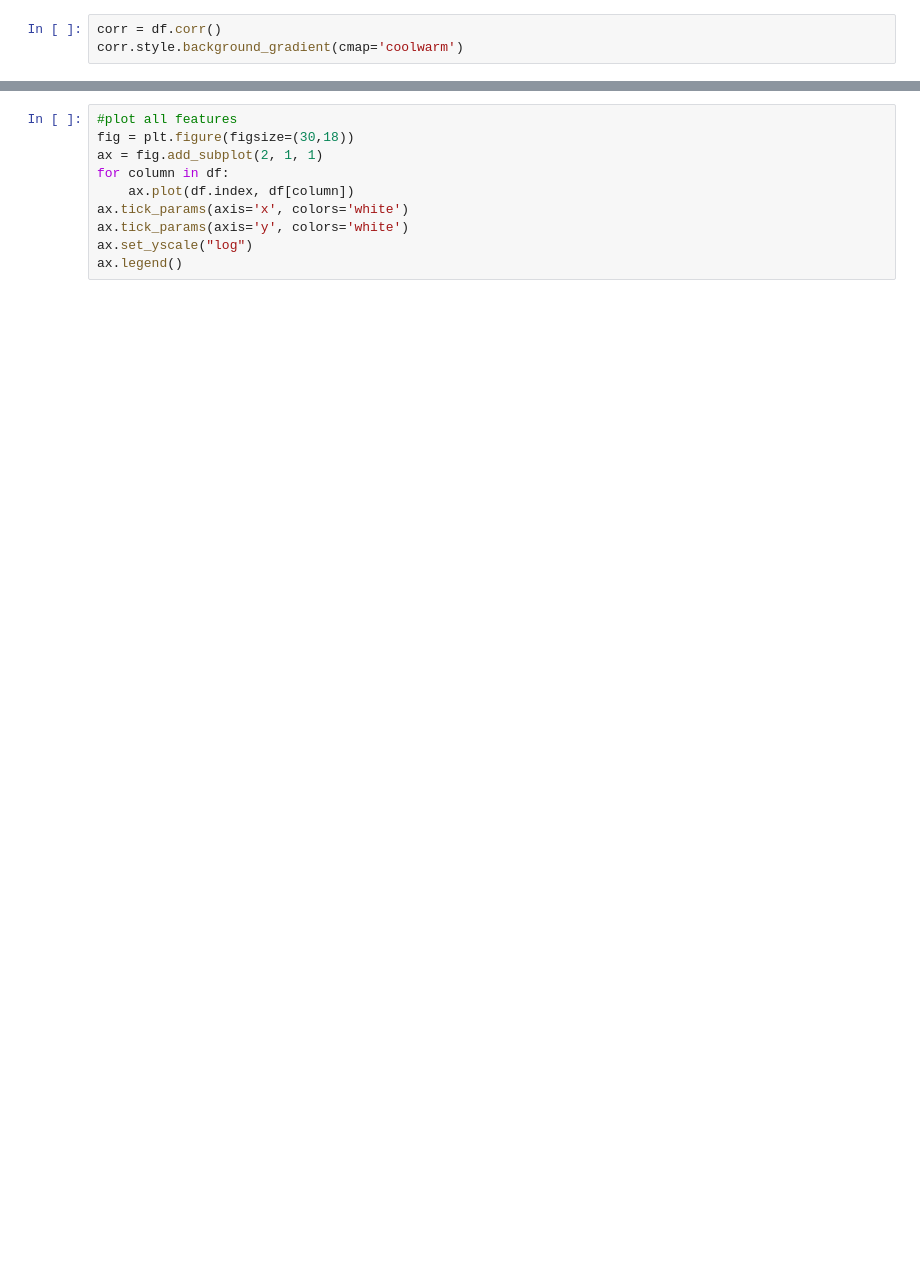
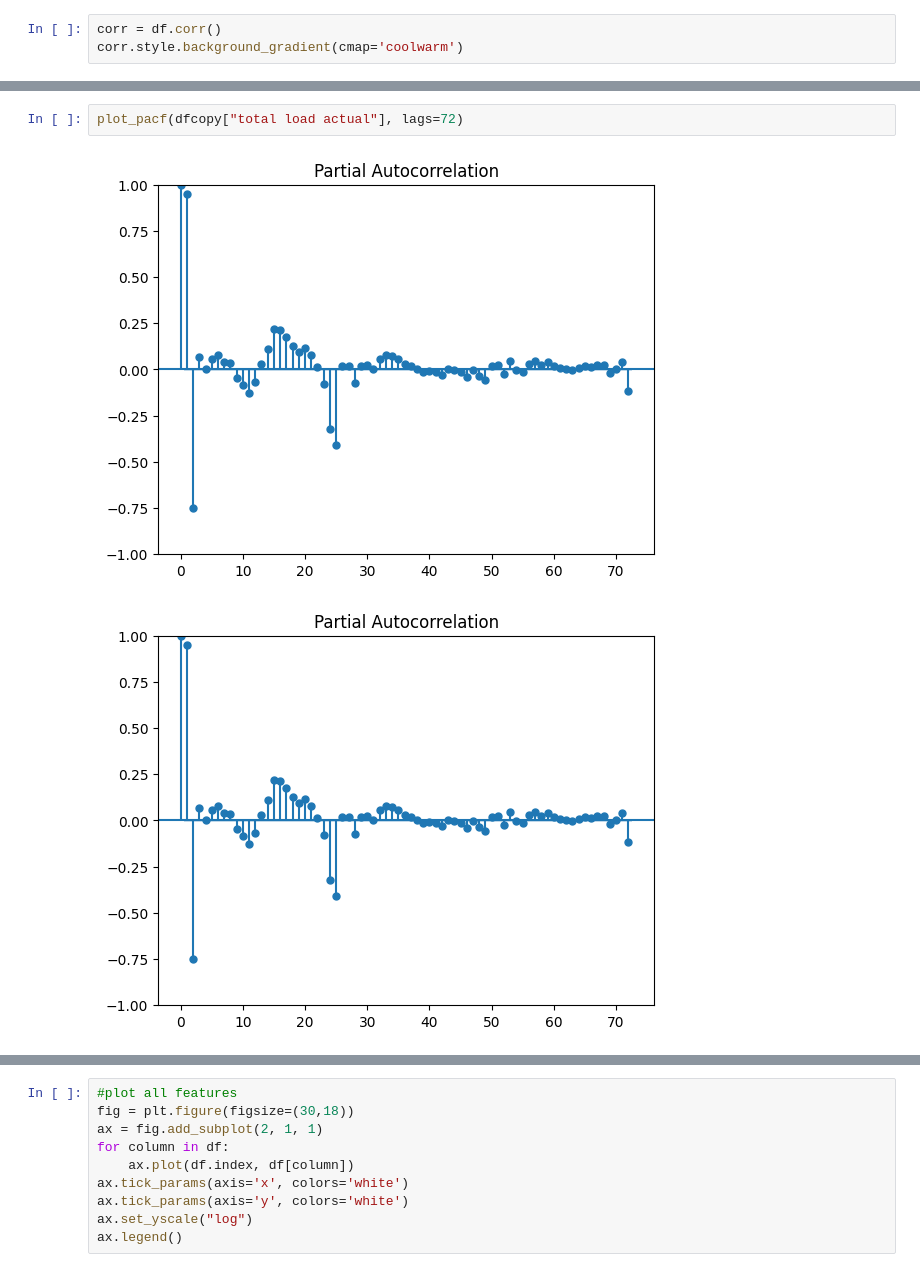
Before and after one commit to JulesJ1/Energy_Consumption_Forecasting, a Jupyter notebook: scripts/energy_dataset.ipynb, the cells around one changed output, grey strips where cells are left out. Cells and saved outputs as stored; diff of their text form; blank space fills up the shorter version.

```diff
--- a/scripts/energy_dataset.ipynb
+++ b/scripts/energy_dataset.ipynb
@@ -51,0 +226,5 @@ corr.style.background_gradient(cmap='coolwarm')
+# %%
+plot_pacf(dfcopy["total load actual"], lags=72)
+# %% [output]
+[figure, added]
+[figure, added]
```
Also changed, not shown: parts of 18 cells of this notebook, 2 other files.
